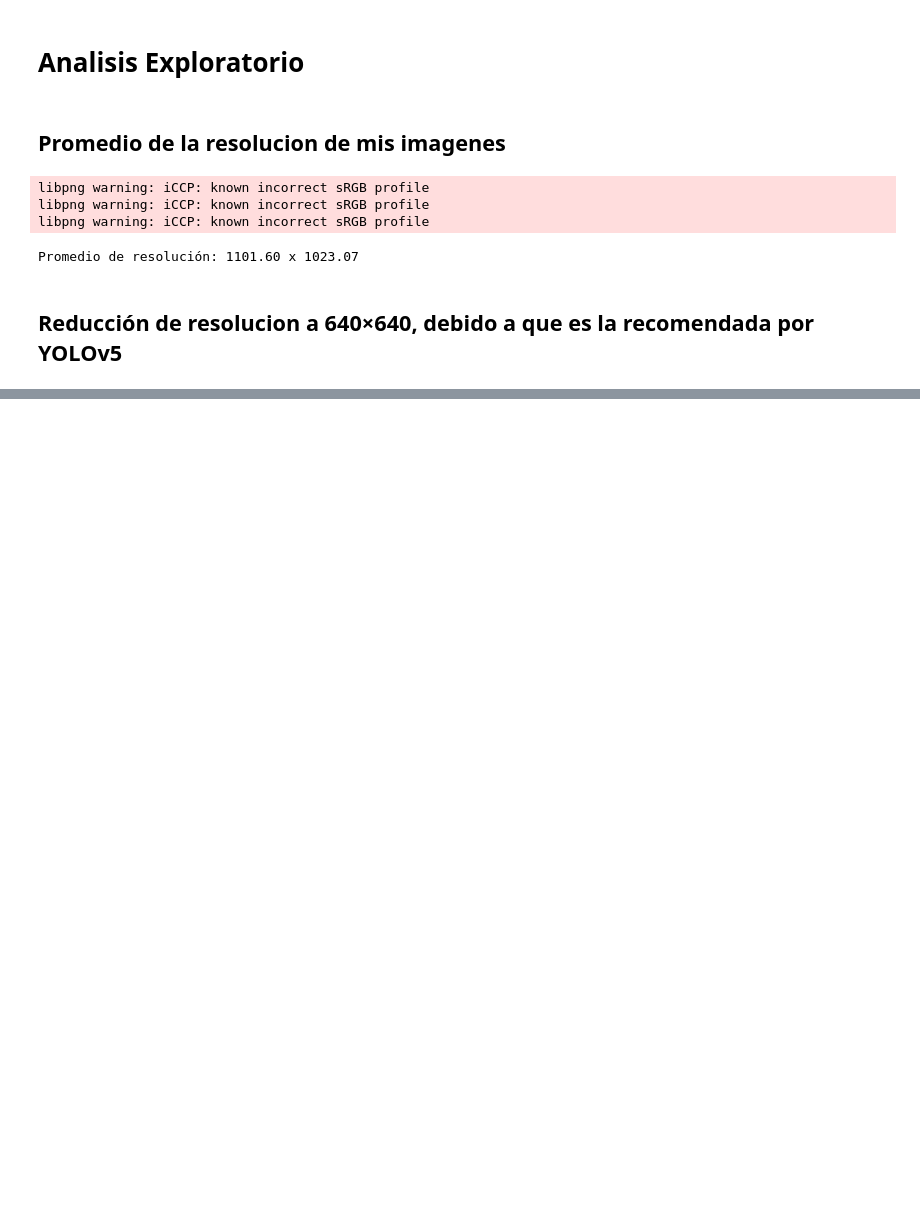
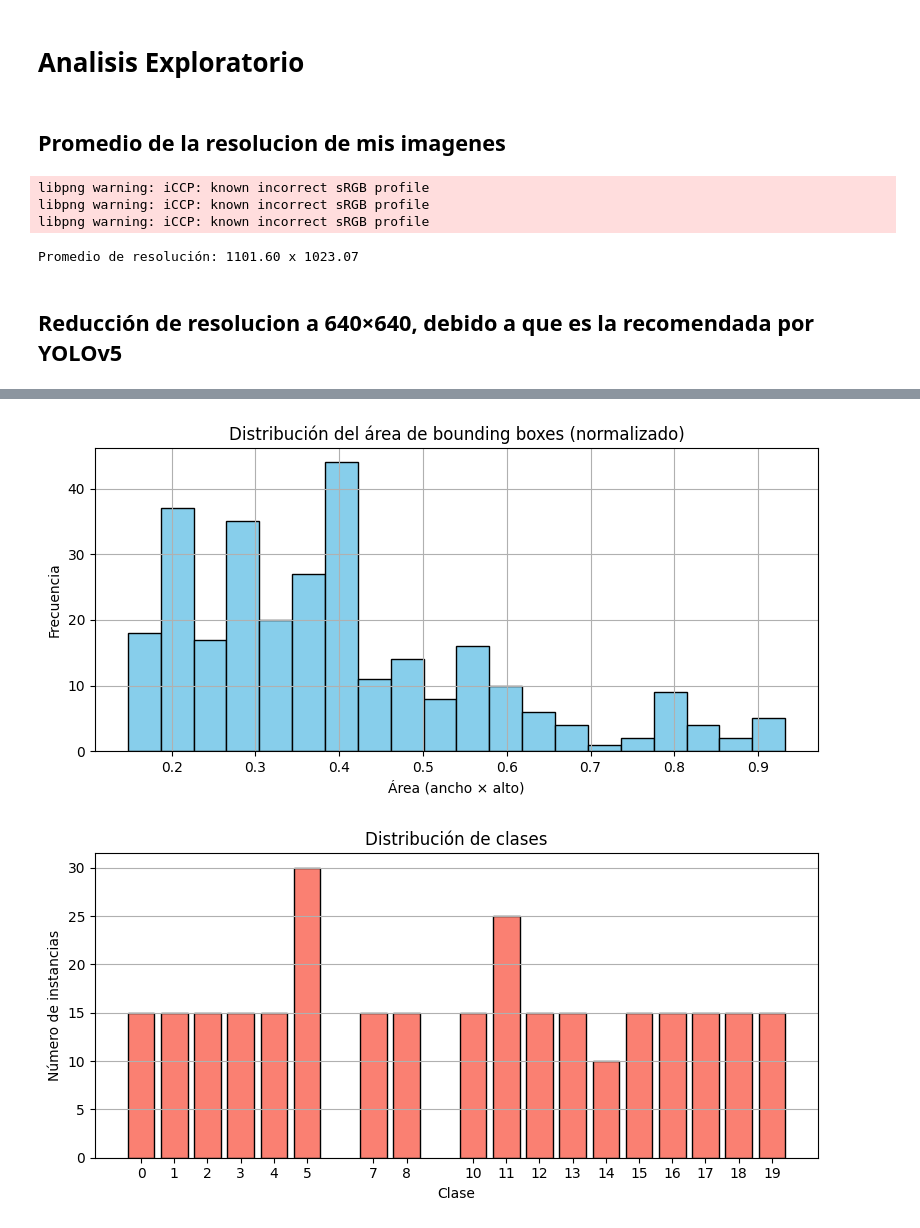
Before and after one commit to SantiagoIngeU/MonografiaEspecializacion, a Jupyter notebook: AnalisisExploratorio/AnalisisExploratorioMedicamentos.ipynb, the cells around one changed output, grey strips where cells are left out. Drawn from its saved outputs; the diff is of its cells as text; code cells hidden in the pictures; blank space fills up the shorter version.

Commit message:
Distribuciones de tamaños y clases

```diff
--- a/AnalisisExploratorio/AnalisisExploratorioMedicamentos.ipynb
+++ b/AnalisisExploratorio/AnalisisExploratorioMedicamentos.ipynb
@@ -72,0 +119,5 @@ for archivo in os.listdir(carpeta_entrada):
+# %%
+carpeta_images = r'/home/SantiagoInge/Estudios/Especializacion/Monografia/MonografiaMedicamentos/BasesDeDatos/imagenes_transformadasPNG_redimensionadas'
+carpeta_labels = r'/home/SantiagoInge/Estudios/Especializacion/Monografia/MonografiaMedicamentos/BasesDeDatos/labels_medicamentos'
+salida_images = r'/home/SantiagoInge/Estudios/Especializacion/Monografia/MonografiaMedicamentos/BasesDeDatos/imagenes_transformadasPNG_redimensionadas_imagenes_aumentadas'
+salida_labels = r'/home/SantiagoInge/Estudios/Especializacion/Monografia/MonografiaMedicamentos/BasesDeDatos/labels_medicamentos_imagenes_aumentadas'
@@ -72,0 +236,66 @@ for archivo in os.listdir(carpeta_entrada):
+# %%
+import os
+import matplotlib.pyplot as plt
+from collections import defaultdict
+
+# Rutas
+labels = r'/home/SantiagoInge/Estudios/Especializacion/Monografia/MonografiaMedicamentos/BasesDeDatos/labels_medicamentos_imagenes_aumentadas'
+imagenes = r'/home/SantiagoInge/Estudios/Especializacion/Monografia/MonografiaMedicamentos/BasesDeDatos/imagenes_transformadasPNG_redimensionadas_imagenes_aumentadas'
+
+# Almacenar estadísticas
+tamaños = []
+conteo_clases = defaultdict(int)
+
+# Leer todas las etiquetas
+for archivo in os.listdir(labels):
+    if not archivo.endswith('.txt'):
+        continue
+    ruta_archivo = os.path.join(labels, archivo)
+
+    with open(ruta_archivo, 'r') as f:
+        lineas = f.read().strip().splitlines()
+
+    for linea in lineas:
+        partes = linea.strip().split()
+        if len(partes) != 5:
+            print(f"[!] Línea ignorada por formato inválido en {archivo}: {linea}")
+            continue
+        try:
+            clase = int(float(partes[0]))  # Corrige '11.0' a 11
+            ancho = float(partes[3])
+            alto = float(partes[4])
+        except ValueError:
+            print(f"[!] Error al procesar línea en {archivo}: {linea}")
+            continue
+
+        area = ancho * alto
+        tamaños.append(area)
+        conteo_clases[clase] += 1
+
+
+# Histograma de tamaños de bounding boxes
+plt.figure(figsize=(8, 4))
+plt.hist(tamaños, bins=20, color='skyblue', edgecolor='black')
+plt.title('Distribución del área de bounding boxes (normalizado)')
+plt.xlabel('Área (ancho × alto)')
+plt.ylabel('Frecuencia')
+plt.grid(True)
+plt.tight_layout()
+plt.show()
+
+# Conteo de clases
+clases = list(conteo_clases.keys())
+frecuencias = [conteo_clases[c] for c in clases]
+
+plt.figure(figsize=(8, 4))
+plt.bar(clases, frecuencias, color='salmon', edgecolor='black')
+plt.title('Distribución de clases')
+plt.xlabel('Clase')
+plt.ylabel('Número de instancias')
+plt.xticks(clases)
+plt.grid(True, axis='y')
+plt.tight_layout()
+plt.show()
+# %% [output]
+[figure, added]
+[figure, added]
```
Also changed, not shown: parts of 11 cells of this notebook.
